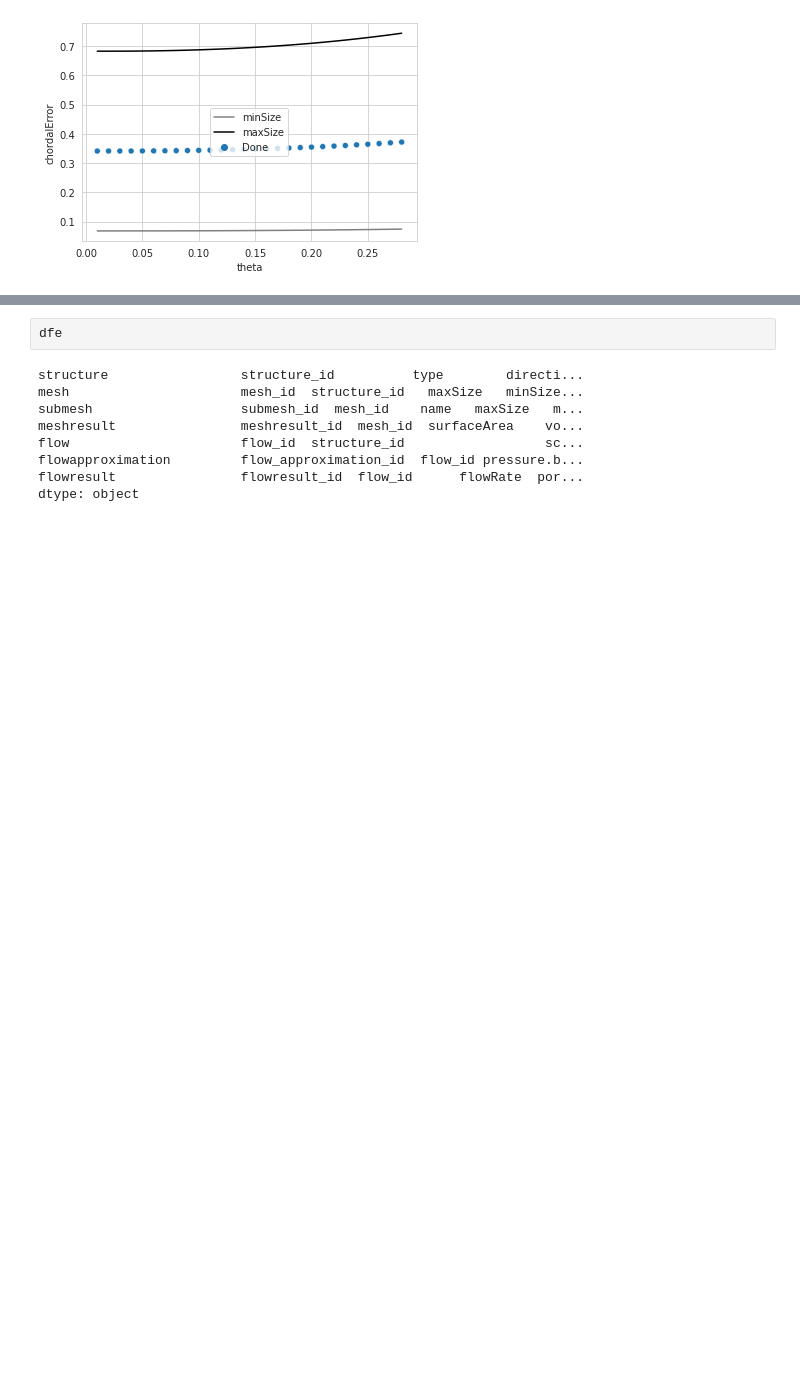
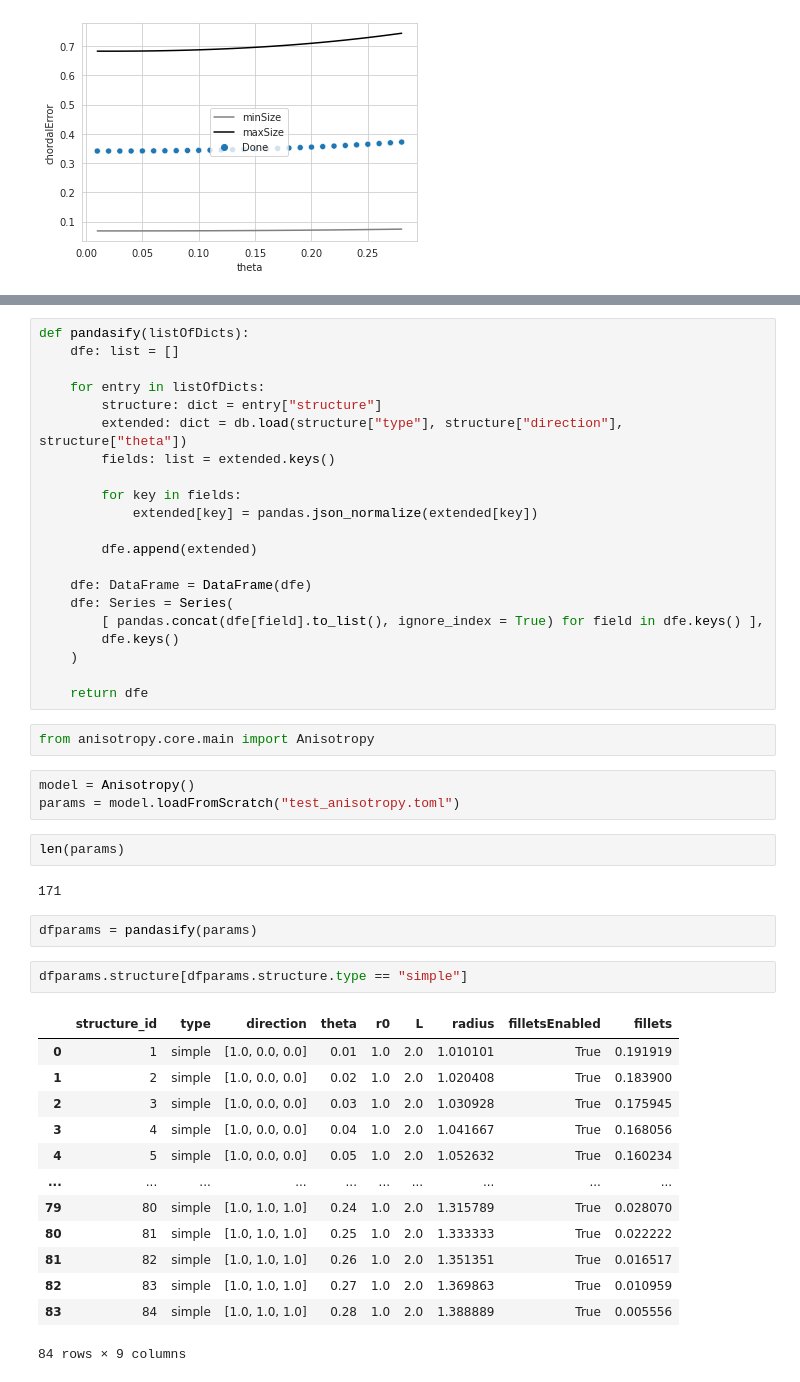
Before and after one commit to L-Nafaryus/anisotropy, a Jupyter notebook: playground/analytics.ipynb, the cells around one changed output, grey strips where cells are left out. Drawn from its saved outputs; the diff is of its cells as text; blank space fills up the shorter version.

```diff
--- a/playground/analytics.ipynb
+++ b/playground/analytics.ipynb
@@ -116,11 +110,48 @@ dfe: Series = Series(
+# %%
+def pandasify(listOfDicts):
+    dfe: list = []
+
+    for entry in listOfDicts:
+        structure: dict = entry["structure"]
+        extended: dict = db.load(structure["type"], structure["direction"], structure["theta"])
+        fields: list = extended.keys()
+
+        for key in fields:
+            extended[key] = pandas.json_normalize(extended[key])
+
+        dfe.append(extended)
+
+    dfe: DataFrame = DataFrame(dfe)
+    dfe: Series = Series(
+        [ pandas.concat(dfe[field].to_list(), ignore_index = True) for field in dfe.keys() ],
+        dfe.keys()
+    )
+
+    return dfe
 # %%
-dfe
+from anisotropy.core.main import Anisotropy
-# %% [output]
-structure                 structure_id          type        directi...
-mesh                      mesh_id  structure_id   maxSize   minSize...
-submesh                   submesh_id  mesh_id    name   maxSize   m...
-meshresult                meshresult_id  mesh_id  surfaceArea    vo...
-flow                      flow_id  structure_id                  sc...
-flowapproximation         flow_approximation_id  flow_id pressure.b...
-flowresult                flowresult_id  flow_id      flowRate  por...
-dtype: object
+# %%
+model = Anisotropy()
+params = model.loadFromScratch("test_anisotropy.toml")
+# %%
+len(params)
+# %% [output]
+171
+# %%
+dfparams = pandasify(params)
+# %%
+dfparams.structure[dfparams.structure.type == "simple"]
+# %% [output]
+|  | structure_id | type | direction | theta | r0 | L | radius | filletsEnabled | fillets |
+| 0 | 1 | simple | [1.0, 0.0, 0.0] | 0.01 | 1.0 | 2.0 | 1.010101 | True | 0.191919 |
+| 1 | 2 | simple | [1.0, 0.0, 0.0] | 0.02 | 1.0 | 2.0 | 1.020408 | True | 0.183900 |
+| 2 | 3 | simple | [1.0, 0.0, 0.0] | 0.03 | 1.0 | 2.0 | 1.030928 | True | 0.175945 |
+| 3 | 4 | simple | [1.0, 0.0, 0.0] | 0.04 | 1.0 | 2.0 | 1.041667 | True | 0.168056 |
+| 4 | 5 | simple | [1.0, 0.0, 0.0] | 0.05 | 1.0 | 2.0 | 1.052632 | True | 0.160234 |
+| ... | ... | ... | ... | ... | ... | ... | ... | ... | ... |
+| 79 | 80 | simple | [1.0, 1.0, 1.0] | 0.24 | 1.0 | 2.0 | 1.315789 | True | 0.028070 |
+| 80 | 81 | simple | [1.0, 1.0, 1.0] | 0.25 | 1.0 | 2.0 | 1.333333 | True | 0.022222 |
+| 81 | 82 | simple | [1.0, 1.0, 1.0] | 0.26 | 1.0 | 2.0 | 1.351351 | True | 0.016517 |
+| 82 | 83 | simple | [1.0, 1.0, 1.0] | 0.27 | 1.0 | 2.0 | 1.369863 | True | 0.010959 |
+| 83 | 84 | simple | [1.0, 1.0, 1.0] | 0.28 | 1.0 | 2.0 | 1.388889 | True | 0.005556 |
+84 rows × 9 columns
```
Also changed, not shown: parts of 3 cells of this notebook, 15 other files.
